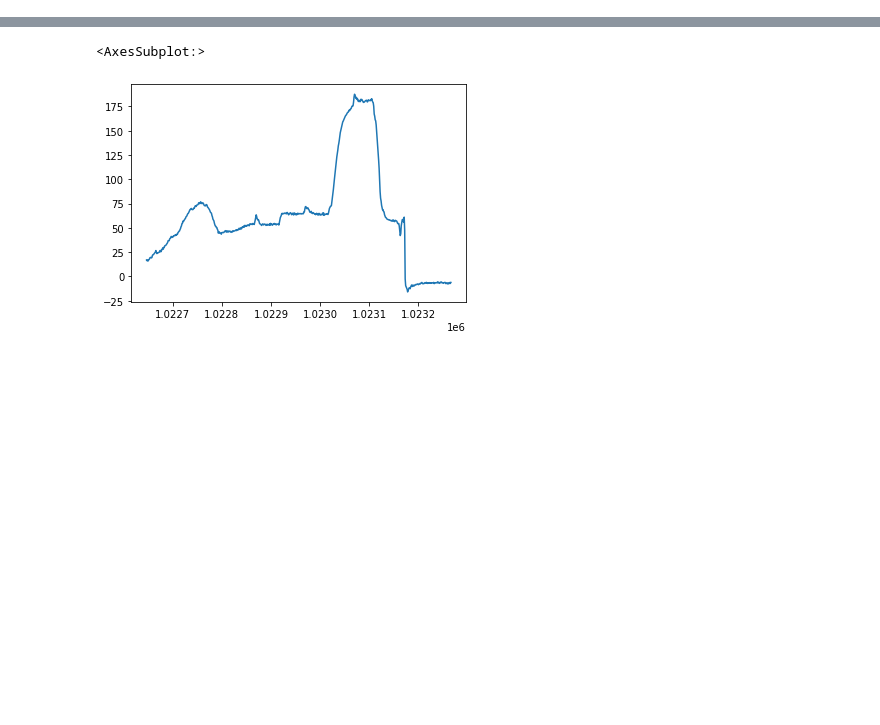
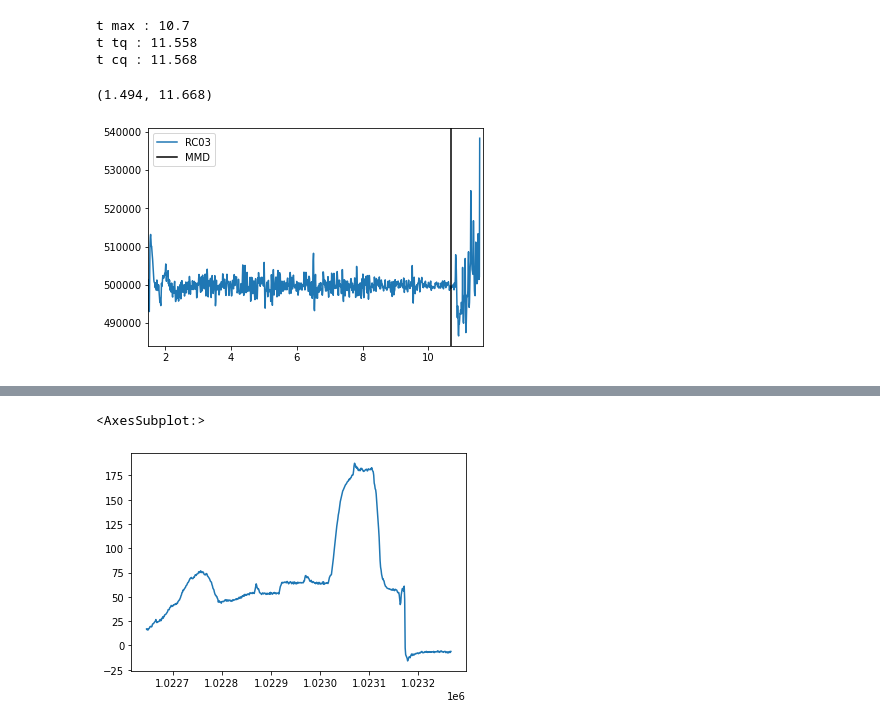
Before and after one commit to ZINZINBIN/Bayesian-Disruption-Prediction, a Jupyter notebook: analysis/analysis_dataset.ipynb, the cells around one changed output, grey strips where cells are left out. Drawn from its saved outputs; the diff is of its cells as text; code cells hidden in the pictures; blank space fills up the shorter version.

```diff
--- a/analysis/analysis_dataset.ipynb
+++ b/analysis/analysis_dataset.ipynb
@@ -23,0 +81,17 @@ df_shot = df_diag[df_diag['shot'] == 31964]
+# %%
+t_max = df_shot.iloc[920].time
+print("t max : {}".format(t_max))
+print("t tq : {}".format(t_tq))
+print("t cq : {}".format(t_cq))
+# %% [output]
+t max : 10.7
+t tq : 11.558
+t cq : 11.568
+# %%
+plt.plot(df_shot['time'], df_shot['\\RC03'], label = 'RC03')
+plt.axvline(x = t_max, ymin = 0, ymax = 1, c = 'k', label = 'MMD')
+plt.legend()
+plt.xlim([tftsrt,t_cq+0.1])
+# %% [output]
+(1.494, 11.668)
+[figure, added]
```
Also changed, not shown: parts of 9 cells of this notebook, 12 other files.
